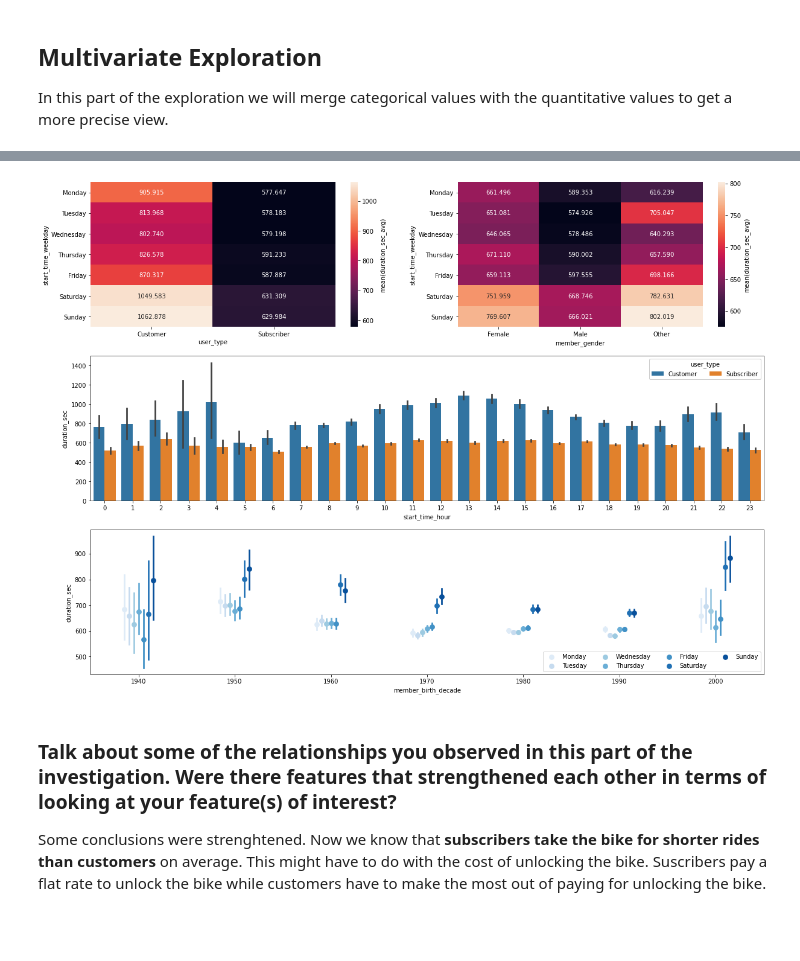
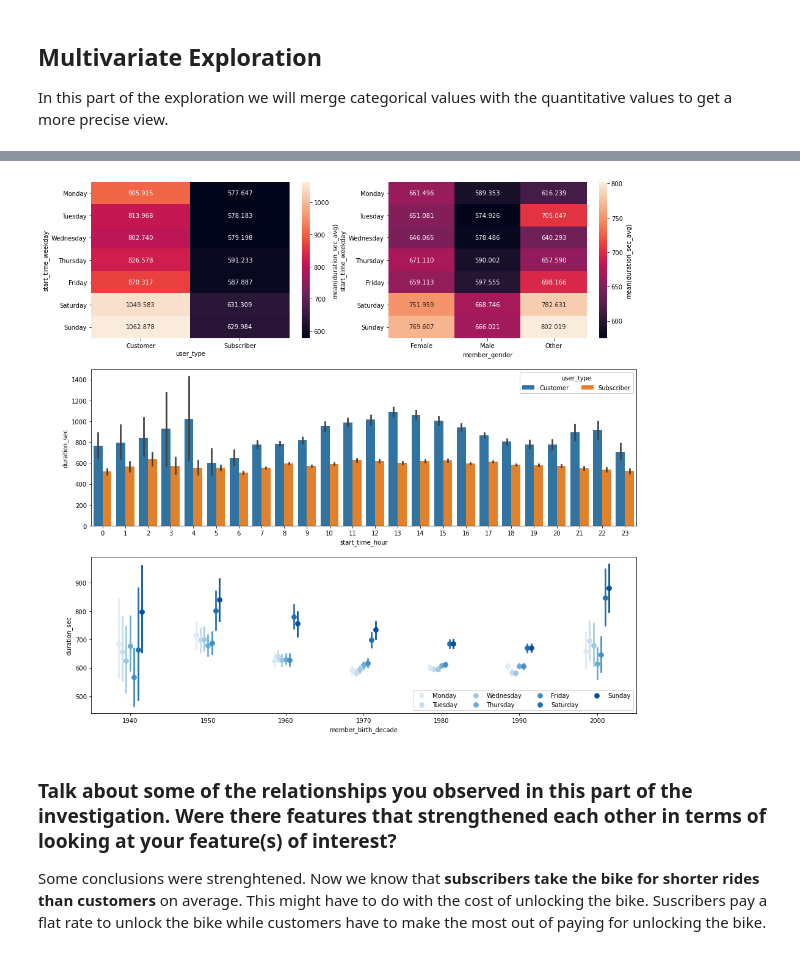
Before and after one commit to aingelmo/aingelmo.github.io, a Jupyter notebook: Project_5_Communicate-Data-Findings/exploration_template.ipynb, the cells around one changed output, grey strips where cells are left out. Drawn from its saved outputs; the diff is of its cells as text; code cells hidden in the pictures; blank space fills up the shorter version.

```diff
--- a/Project_5_Communicate-Data-Findings/exploration_template.ipynb
+++ b/Project_5_Communicate-Data-Findings/exploration_template.ipynb
@@ -403,34 +383,34 @@ memory usage: 17.9+ MB
 # %%
 #Set figure size
-plt.figure(figsize=[20,15])
+plt.figure(figsize=[16,16])
 
 #Plot 1: mean duration of bike rides by day of the week per user type
 plt.subplot(3,2,1)
 cat_means = ford_clean.groupby(['user_type', 'start_time_weekday']).mean()['duration_sec']
 cat_means = cat_means.reset_index(name = 'duration_sec_avg')
 cat_means = cat_means.pivot(index = 'start_time_weekday', columns = 'user_type', values = 'duration_sec_avg')
 cat_means = cat_means.reindex(week_order)
 sb.heatmap(cat_means, annot = True, fmt = '.3f', cbar_kws = {'label' : 'mean(duration_sec_avg)'})
 
 #Plot 2: mean duration of bike rides by day of the week per gender
 plt.subplot(3,2,2)
 cat_means = ford_clean.groupby(['member_gender', 'start_time_weekday']).mean()['duration_sec']
 cat_means = cat_means.reset_index(name = 'duration_sec_avg')
 cat_means = cat_means.pivot(index = 'start_time_weekday', columns = 'member_gender', values = 'duration_sec_avg')
 cat_means = cat_means.reindex(week_order)
 sb.heatmap(cat_means, annot = True, fmt = '.3f', cbar_kws = {'label' : 'mean(duration_sec_avg)'})
 
 #Plot 3: duration of bike rides by start time and user type
 plt.subplot(3,1,2)
 ax = sb.barplot(data=ford_clean, x= "start_time_hour", y="duration_sec", hue="user_type")
 ax.legend(loc = 1, ncol = 3, framealpha = 1, title = 'user_type')
 
 #Plot 4: duration of bike rides by decade of birth and day of the week
 plt.subplot(3,1,3)
 ax = sb.pointplot(data = ford_clean, x = 'member_birth_decade', y = 'duration_sec', hue = 'start_time_weekday', dodge = 0.3, linestyles = "", hue_order=week_order, palette="Blues")
 ax.legend(loc="lower right", ncol=4);
 # %% [output]
-[figure, old version]
+[figure, new version]
 # %% [markdown]
 ### Talk about some of the relationships you observed in this part of the investigation. Were there features that strengthened each other in terms of looking at your feature(s) of interest?
 
```
Also changed, not shown: parts of 8 cells of this notebook, 1 other file.
